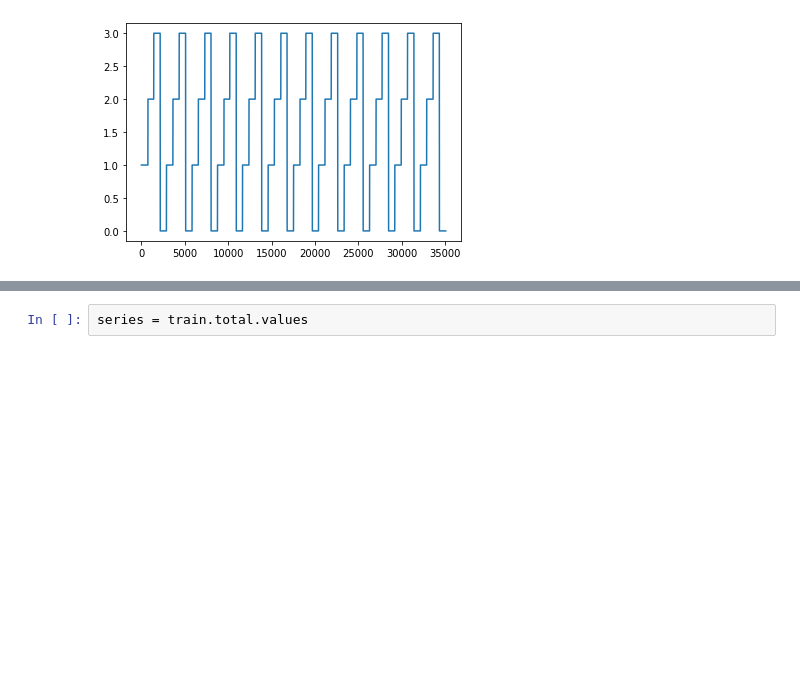
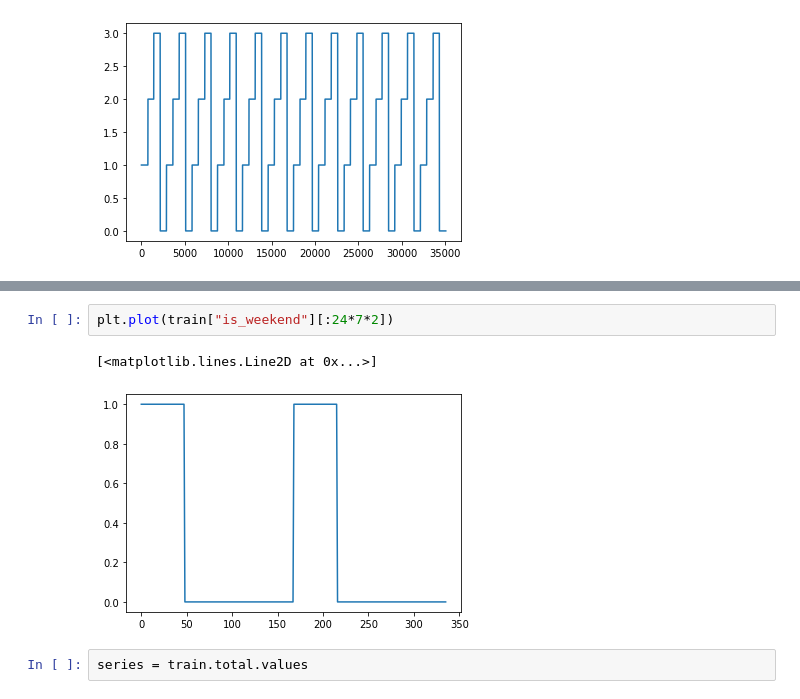
Before and after one commit to 0dminnimda/NTO_bigdata_2022_final, a Jupyter notebook: Baseline.ipynb, the cells around one changed output, grey strips where cells are left out. Saved outputs shown, nothing was run; the diff lists cells and outputs as text; blank space fills up the shorter version.

```diff
--- a/Baseline.ipynb
+++ b/Baseline.ipynb
@@ -55,3 +60,8 @@ plt.plot(train["season"])
+# %%
+plt.plot(train["is_weekend"][:24*7*2])
+# %% [output]
+[<matplotlib.lines.Line2D at 0x...>]
+[figure, added]
 # %%
 series = train.total.values
 # %%
```
Also changed, not shown: parts of 1 cell of this notebook.
